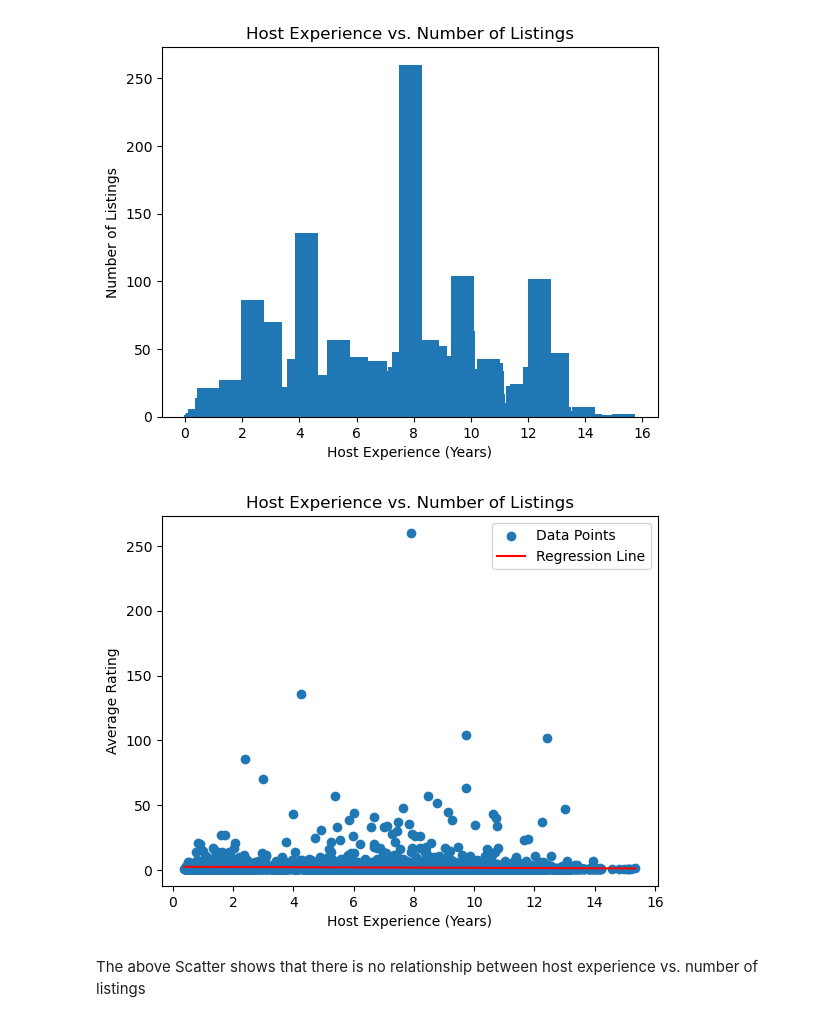
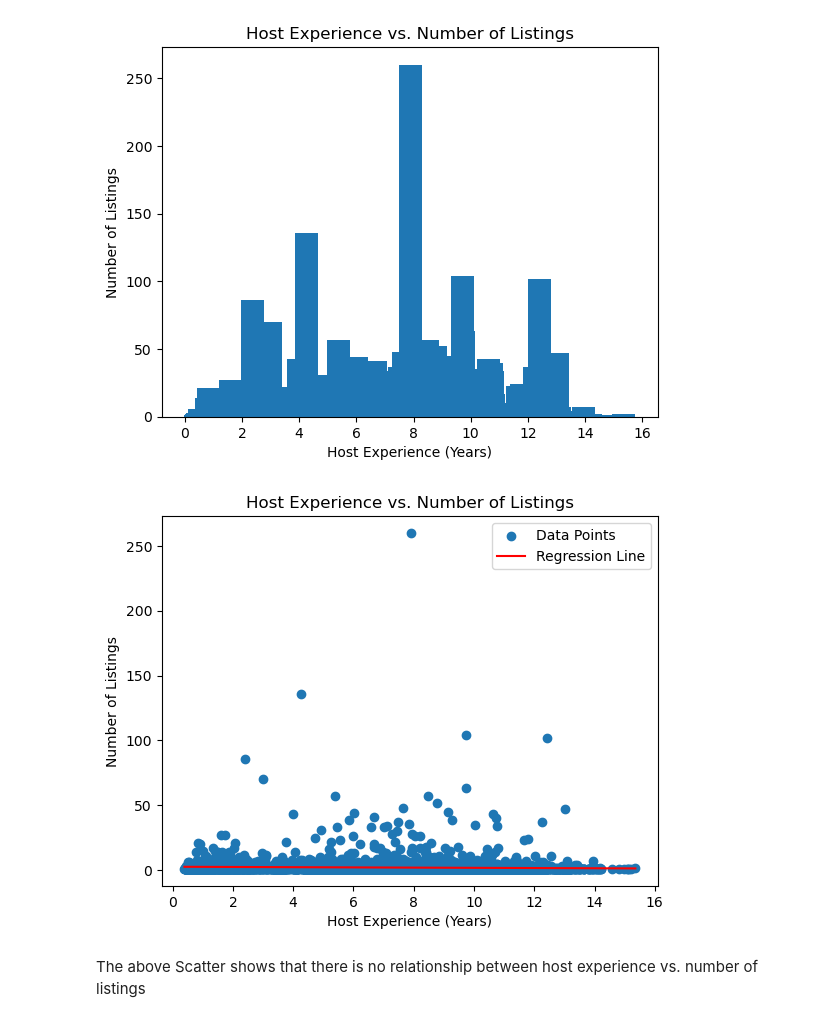
Before and after one commit to lhenry97/Project-1---Group-1, a Jupyter notebook: Host Characteristics vs Price.ipynb, the cells around one changed output. Drawn from its saved outputs; the diff is of its cells as text; code cells hidden in the pictures.

```diff
--- a/Host Characteristics vs Price.ipynb
+++ b/Host Characteristics vs Price.ipynb
@@ -144,33 +242,33 @@ plt.show()
 # %%
 #Scatter plot: Host experience vs. Number of Listings
 
 # Define Variables
 X = host_data['host_experience_years']
 Y = host_data ['num_listings']
 
 #Calculate Regression line
 coefficients = np.polyfit(X,Y, 1)
 poly = np.poly1d(coefficients)
 regression_line = poly (X)
 
 #Scatter Plot
 plt.scatter(X, Y, label='Data Points')
 
 #Regression Line
 plt.plot (X, regression_line, color = 'red', label = 'Regression Line')
 
 #Add labels and tittle
 plt.xlabel ('Host Experience (Years)')
-plt.ylabel ('Average Rating')
+plt.ylabel ('Number of Listings')
 plt.title ('Host Experience vs. Number of Listings')
 plt.legend()
 
 # Save the plot to a file
 output_path = 'plots/Scatter_showing_experience_vs_listings.png'
 plt.savefig(output_path)
 #Show plot
 plt.show()
 # %% [output]
-[figure, old version]
+[figure, new version]
 # %% [markdown]
 The above Scatter shows that there is no relationship between host experience vs. number of listings
```
Also changed, not shown: parts of 19 cells of this notebook.
